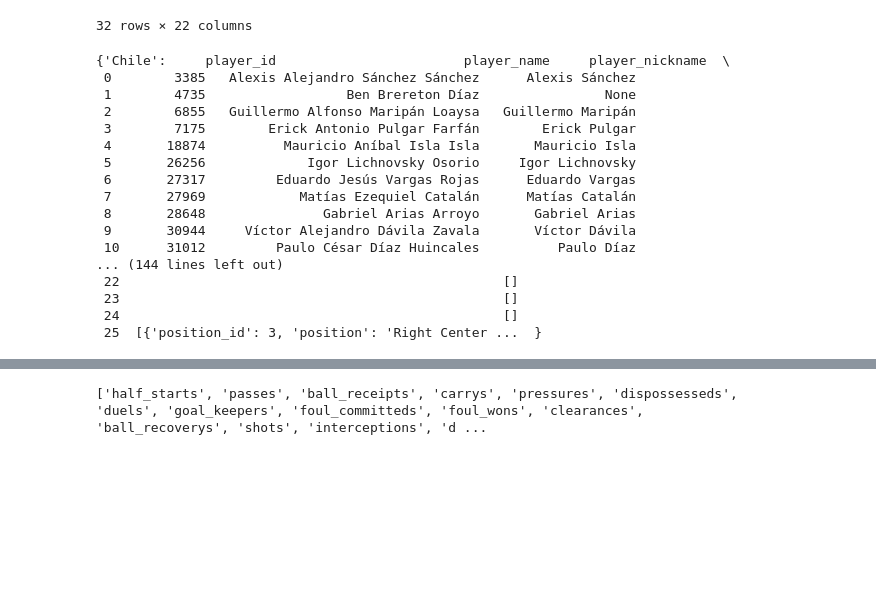
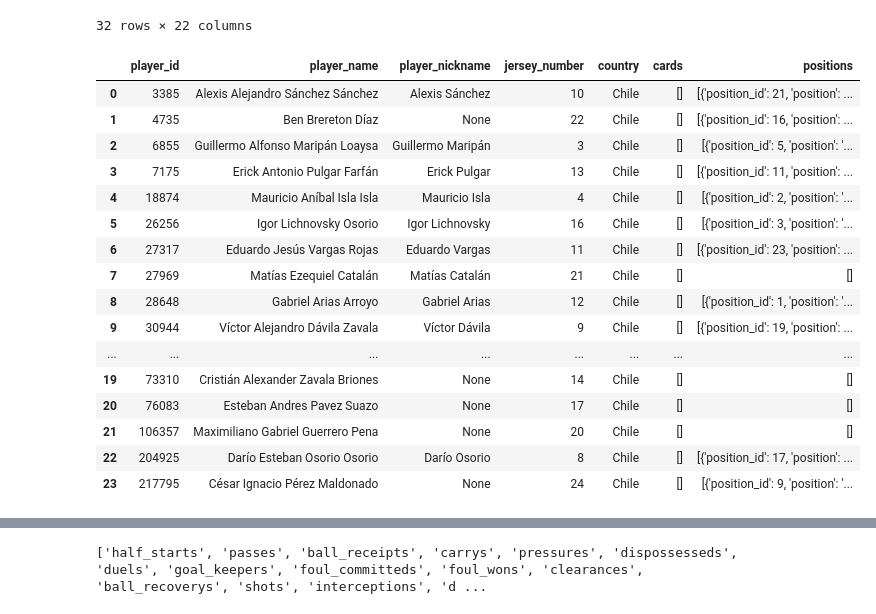
Before and after one commit to DR-Barros/futbol, a Jupyter notebook: statbomb.ipynb, the cells around one changed output, grey strips where cells are left out. Saved outputs shown, nothing was run; the diff lists cells and outputs as text; code cells hidden in the pictures; blank space fills up the shorter version.

```diff
--- a/statbomb.ipynb
+++ b/statbomb.ipynb
@@ -37,24 +37,25 @@ sb.matches(competition_id=223, season_id=282)
 | 31 | 3939969 | 2024-06-21 | 03:00:00.000 | South America - Copa America | 2024 | Argentina | Canada | 2 | 0 | ... |
 32 rows × 22 columns
 # %%
-sb.lineups(match_id=3939985)
+line = sb.lineups(match_id=3939985)
+line["Chile"]
 # %% [output]
-{'Chile':     player_id                        player_name     player_nickname  \
- 0        3385   Alexis Alejandro Sánchez Sánchez      Alexis Sánchez
- 1        4735                  Ben Brereton Díaz                None
- 2        6855   Guillermo Alfonso Maripán Loaysa   Guillermo Maripán
- 3        7175        Erick Antonio Pulgar Farfán        Erick Pulgar
- 4       18874          Mauricio Aníbal Isla Isla       Mauricio Isla
- 5       26256             Igor Lichnovsky Osorio     Igor Lichnovsky
- 6       27317         Eduardo Jesús Vargas Rojas      Eduardo Vargas
- 7       27969            Matías Ezequiel Catalán      Matías Catalán
- 8       28648               Gabriel Arias Arroyo       Gabriel Arias
- 9       30944     Víctor Alejandro Dávila Zavala       Víctor Dávila
- 10      31012         Paulo César Díaz Huincales          Paulo Díaz
-... (144 lines left out)
- 22                                                 []
- 23                                                 []
- 24                                                 []
- 25  [{'position_id': 3, 'position': 'Right Center ...  }
+|  | player_id | player_name | player_nickname | jersey_number | country | cards | positions |
+| 0 | 3385 | Alexis Alejandro Sánchez Sánchez | Alexis Sánchez | 10 | Chile | [] | [{'position_id': 21, 'position': ... |
+| 1 | 4735 | Ben Brereton Díaz | None | 22 | Chile | [] | [{'position_id': 16, 'position': ... |
+| 2 | 6855 | Guillermo Alfonso Maripán Loaysa | Guillermo Maripán | 3 | Chile | [] | [{'position_id': 5, 'position': '... |
+| 3 | 7175 | Erick Antonio Pulgar Farfán | Erick Pulgar | 13 | Chile | [] | [{'position_id': 11, 'position': ... |
+| 4 | 18874 | Mauricio Aníbal Isla Isla | Mauricio Isla | 4 | Chile | [] | [{'position_id': 2, 'position': '... |
+| 5 | 26256 | Igor Lichnovsky Osorio | Igor Lichnovsky | 16 | Chile | [] | [{'position_id': 3, 'position': '... |
+| 6 | 27317 | Eduardo Jesús Vargas Rojas | Eduardo Vargas | 11 | Chile | [] | [{'position_id': 23, 'position': ... |
+| 7 | 27969 | Matías Ezequiel Catalán | Matías Catalán | 21 | Chile | [] | [] |
+| 8 | 28648 | Gabriel Arias Arroyo | Gabriel Arias | 12 | Chile | [] | [{'position_id': 1, 'position': '... |
+| 9 | 30944 | Víctor Alejandro Dávila Zavala | Víctor Dávila | 9 | Chile | [] | [{'position_id': 19, 'position': ... |
+| ... | ... | ... | ... | ... | ... | ... | ... |
+| 19 | 73310 | Cristián Alexander Zavala Briones | None | 14 | Chile | [] | [] |
+| 20 | 76083 | Esteban Andres Pavez Suazo | None | 17 | Chile | [] | [] |
+| 21 | 106357 | Maximiliano Gabriel Guerrero Pena | None | 20 | Chile | [] | [] |
+| 22 | 204925 | Darío Esteban Osorio Osorio | Darío Osorio | 8 | Chile | [] | [{'position_id': 17, 'position': ... |
+| 23 | 217795 | César Ignacio Pérez Maldonado | None | 24 | Chile | [] | [{'position_id': 9, 'position': '... |
 # %%
 events = sb.events(match_id=3939981, split=True)
```
Also changed, not shown: parts of 3 cells of this notebook, 9 other files.
